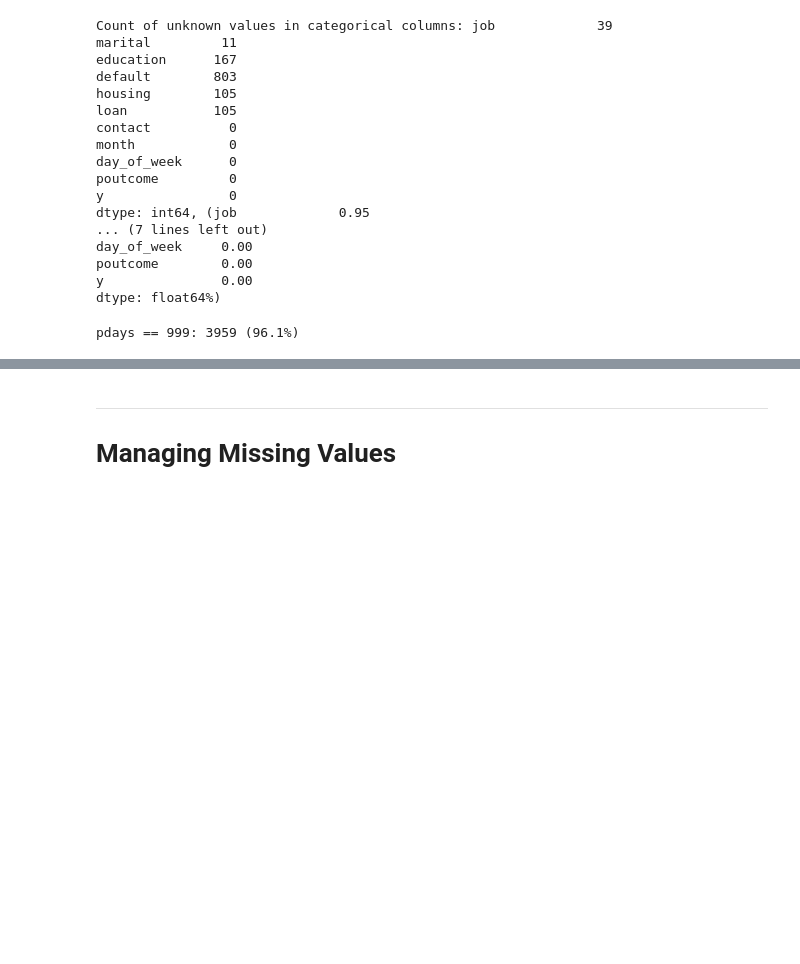
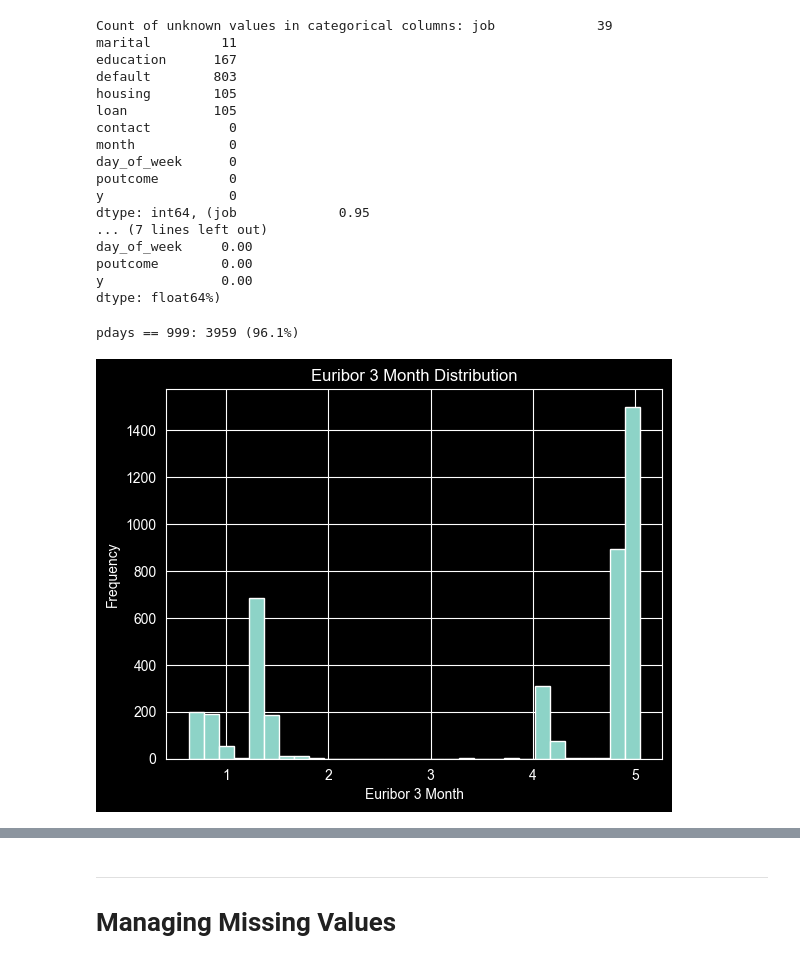
Before and after one commit to rmetchkarovaieu2024-bit/ML-fundamentals-2026, a Jupyter notebook: assignment_1_raya_metchkarova.ipynb, the cells around one changed output, grey strips where cells are left out. Cells and saved outputs as stored; diff of their text form; code cells hidden in the pictures; blank space fills up the shorter version.

```diff
--- a/assignment_1_raya_metchkarova.ipynb
+++ b/assignment_1_raya_metchkarova.ipynb
@@ -128,3 +146,19 @@ dtype: float64%)
 print(f'\npdays == 999: {(df["pdays"]==999).sum()} ({(df["pdays"]==999).mean()*100:.1f}%)')
 # %% [output]
 pdays == 999: 3959 (96.1%)
+# %%
+ # age distribution
+ df['age'].hist(bins=30)
+ plt.title('Age Distribution')
+ plt.xlabel('Age')
+ plt.ylabel('Frequency')
+ plt.show()
+
+ # euribor3m distribution
+ df['euribor3m'].hist(bins=30)
+ plt.title('Euribor 3 Month Distribution')
+ plt.xlabel('Euribor 3 Month')
+ plt.ylabel('Frequency')
+ plt.show()
+# %% [output]
+[figure, added]
```
Also changed, not shown: parts of 16 cells of this notebook.
